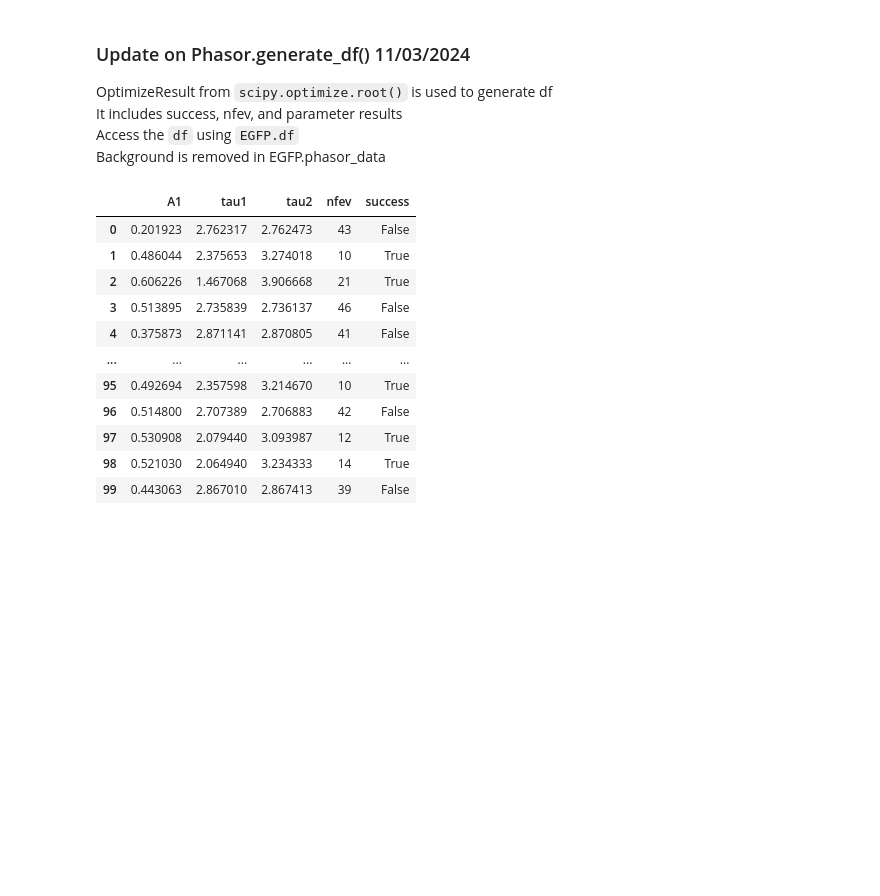
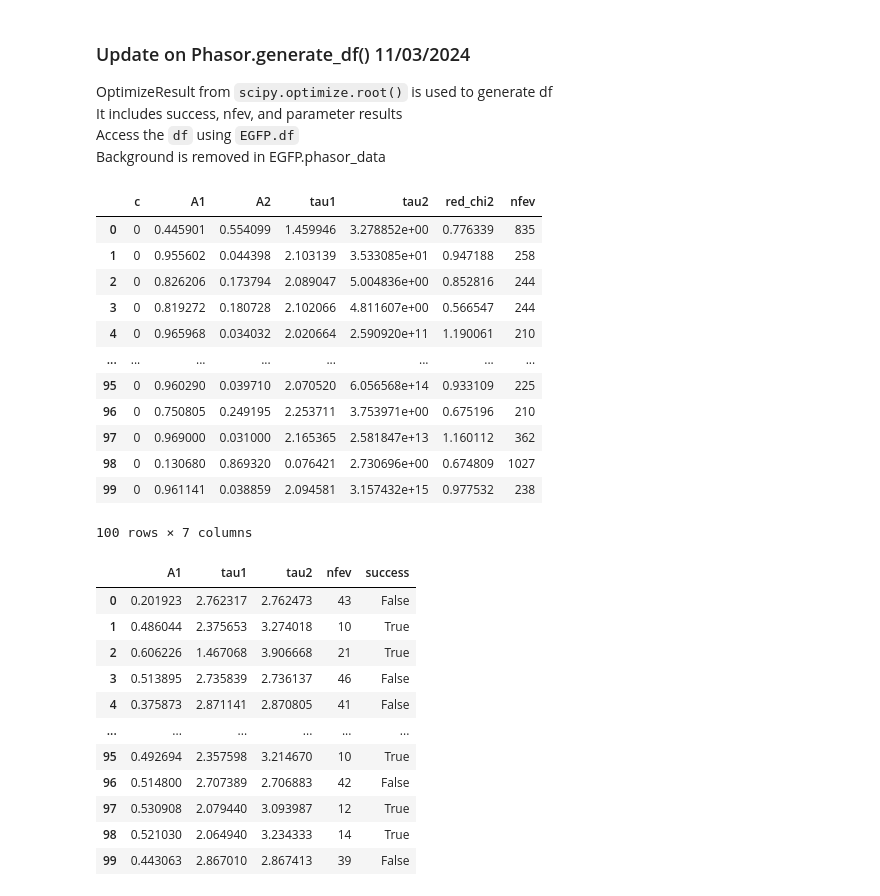
Before and after one commit to ngcnpeter/Y3_Group_Project_2B, a Jupyter notebook: TCSPC-simulation/results.ipynb, the cells around one changed output. Drawn from its saved outputs; the diff is of its cells as text; code cells hidden in the pictures; blank space fills up the shorter version.

```diff
--- a/TCSPC-simulation/results.ipynb
+++ b/TCSPC-simulation/results.ipynb
@@ -36,6 +36,8 @@ repeat_sim_n(EGFP) #access the data from EGFP.y_list, EGFP.y_bg_list, EGFP.phaso
 # %%
 #np.save('df/EGFP_data',[EGFP.y_list,EGFP.y_bg_list,EGFP.phasor_list,EGFP.phasor_bg_list])
 EGFP.y_list,EGFP.y_bg_list,EGFP.phasor_list,EGFP.phasor_bg_list = np.load('df/EGFP_data.npy')
+EGFP.y_list=EGFP.y_list.astype(int)
+EGFP.y_bg_list=EGFP.y_bg_list.astype(int)
 # %%
 n_photon_arr = np.logspace(4,9,20)
 df_list = []   #mle
@@ -61,6 +63,24 @@ for i in range(len(n_photon_arr)):
     df_bg_2 = EGFP.generate_df(phasor_data = EGFP.phasor_bg_list,idx = [0,2,4]) #use harmonics aside from first
     df_no_bg = EGFP.val_df(N,sim_data=EGFP.y_list[i],bg=False)
     df_p_list.append([df_bg,df_no_bg,df_rescale,df_no_bg_rescale])
+# %%
+df_no_bg_rescale= EGFP.val_df(2,resid_func = LS_deviance_residual,sim_data=EGFP.y_list[0],r=10,rescale = True,bg=False)
+# %%
+df_no_bg_rescale
+# %% [output]
+|  | c | A1 | A2 | tau1 | tau2 | red_chi2 | nfev |
+| 0 | 0 | 0.445901 | 0.554099 | 1.459946 | 3.278852e+00 | 0.776339 | 835 |
+| 1 | 0 | 0.955602 | 0.044398 | 2.103139 | 3.533085e+01 | 0.947188 | 258 |
+| 2 | 0 | 0.826206 | 0.173794 | 2.089047 | 5.004836e+00 | 0.852816 | 244 |
+| 3 | 0 | 0.819272 | 0.180728 | 2.102066 | 4.811607e+00 | 0.566547 | 244 |
+| 4 | 0 | 0.965968 | 0.034032 | 2.020664 | 2.590920e+11 | 1.190061 | 210 |
+| ... | ... | ... | ... | ... | ... | ... | ... |
+| 95 | 0 | 0.960290 | 0.039710 | 2.070520 | 6.056568e+14 | 0.933109 | 225 |
+| 96 | 0 | 0.750805 | 0.249195 | 2.253711 | 3.753971e+00 | 0.675196 | 210 |
+| 97 | 0 | 0.969000 | 0.031000 | 2.165365 | 2.581847e+13 | 1.160112 | 362 |
+| 98 | 0 | 0.130680 | 0.869320 | 0.076421 | 2.730696e+00 | 0.674809 | 1027 |
+| 99 | 0 | 0.961141 | 0.038859 | 2.094581 | 3.157432e+15 | 0.977532 | 238 |
+100 rows × 7 columns
 # %%
 EGFP.n_photon = int(1e3)
 EGFP.repeat_sim(100)
```
Also changed, not shown: parts of 1 cell of this notebook.
